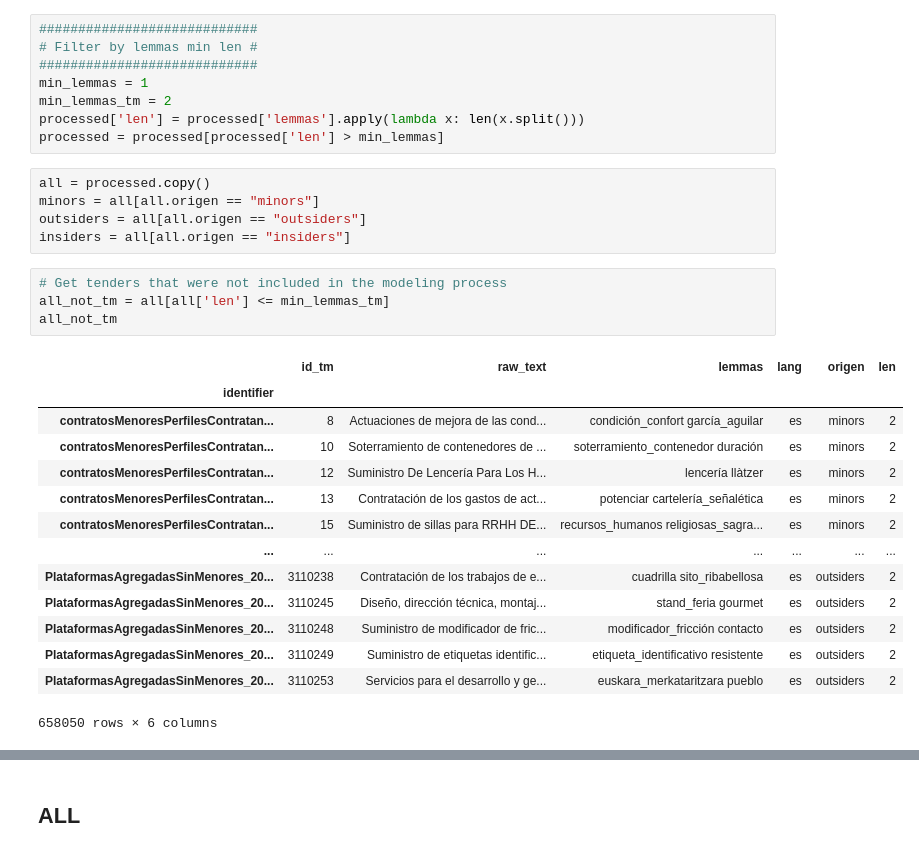
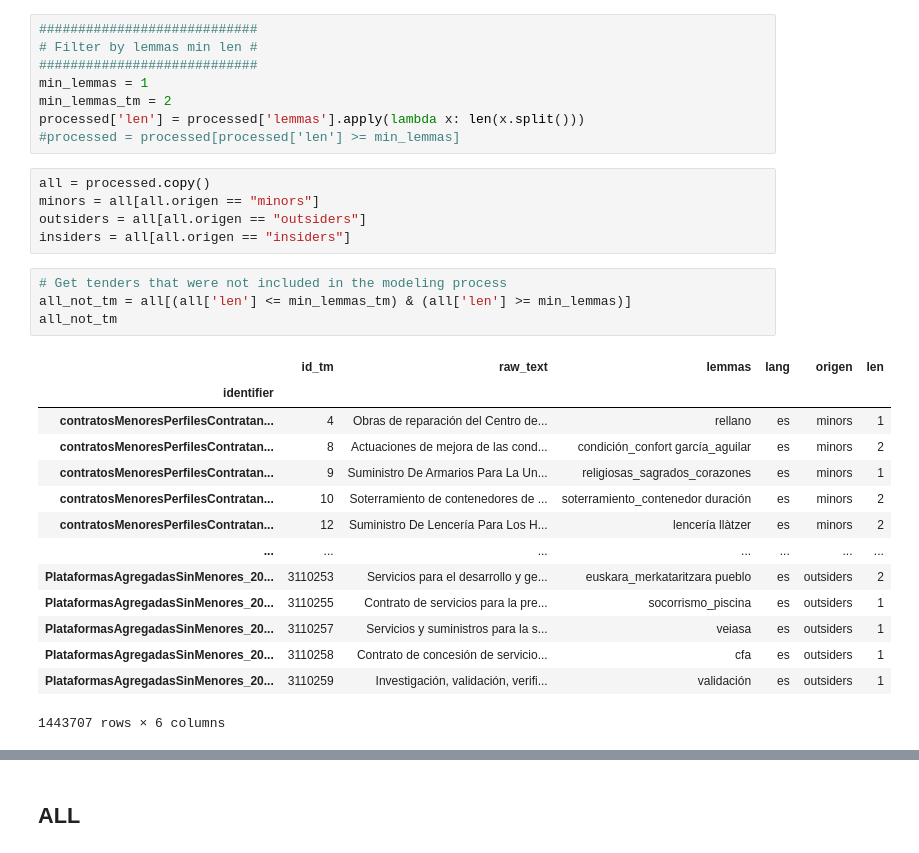
Before and after one commit to nextprocurement/NP-Search-Tool, a Jupyter notebook: aux_scripts/eval_graphs_deliverables/make_inference_final_models.ipynb, the cells around one changed output, grey strips where cells are left out. Cells and saved outputs as stored; diff of their text form.

```diff
--- a/aux_scripts/eval_graphs_deliverables/make_inference_final_models.ipynb
+++ b/aux_scripts/eval_graphs_deliverables/make_inference_final_models.ipynb
@@ -204,7 +204,7 @@ pares_diccionario["nanociència_i"]
 min_lemmas = 1
 min_lemmas_tm = 2
 processed['len'] = processed['lemmas'].apply(lambda x: len(x.split()))
-processed = processed[processed['len'] > min_lemmas]
+#processed = processed[processed['len'] >= min_lemmas]
 # %%
 all = processed.copy()
 minors = all[all.origen == "minors"]
@@ -212,23 +212,23 @@ outsiders = all[all.origen == "outsiders"]
 insiders = all[all.origen == "insiders"]
 # %%
 # Get tenders that were not included in the modeling process
-all_not_tm = all[all['len'] <= min_lemmas_tm]
+all_not_tm = all[(all['len'] <= min_lemmas_tm) & (all['len'] >= min_lemmas)]
 all_not_tm
 # %% [output]
 |  | id_tm | raw_text | lemmas | lang | origen | len |
 | identifier |  |  |  |  |  |  |
+| contratosMenoresPerfilesContratan... | 4 | Obras de reparación del Centro de... | rellano | es | minors | 1 |
 | contratosMenoresPerfilesContratan... | 8 | Actuaciones de mejora de las cond... | condición_confort garcía_aguilar | es | minors | 2 |
+| contratosMenoresPerfilesContratan... | 9 | Suministro De Armarios Para La Un... | religiosas_sagrados_corazones | es | minors | 1 |
 | contratosMenoresPerfilesContratan... | 10 | Soterramiento de contenedores de ... | soterramiento_contenedor duración | es | minors | 2 |
 | contratosMenoresPerfilesContratan... | 12 | Suministro De Lencería Para Los H... | lencería llàtzer | es | minors | 2 |
-| contratosMenoresPerfilesContratan... | 13 | Contratación de los gastos de act... | potenciar cartelería_señalética | es | minors | 2 |
-| contratosMenoresPerfilesContratan... | 15 | Suministro de sillas para RRHH DE... | recursos_humanos religiosas_sagra... | es | minors | 2 |
 | ... | ... | ... | ... | ... | ... | ... |
-| PlataformasAgregadasSinMenores_20... | 3110238 | Contratación de los trabajos de e... | cuadrilla sito_ribabellosa | es | outsiders | 2 |
-| PlataformasAgregadasSinMenores_20... | 3110245 | Diseño, dirección técnica, montaj... | stand_feria gourmet | es | outsiders | 2 |
-| PlataformasAgregadasSinMenores_20... | 3110248 | Suministro de modificador de fric... | modificador_fricción contacto | es | outsiders | 2 |
-| PlataformasAgregadasSinMenores_20... | 3110249 | Suministro de etiquetas identific... | etiqueta_identificativo resistente | es | outsiders | 2 |
 | PlataformasAgregadasSinMenores_20... | 3110253 | Servicios para el desarrollo y ge... | euskara_merkataritzara pueblo | es | outsiders | 2 |
+| PlataformasAgregadasSinMenores_20... | 3110255 | Contrato de servicios para la pre... | socorrismo_piscina | es | outsiders | 1 |
+| PlataformasAgregadasSinMenores_20... | 3110257 | Servicios y suministros para la s... | veiasa | es | outsiders | 1 |
+| PlataformasAgregadasSinMenores_20... | 3110258 | Contrato de concesión de servicio... | cfa | es | outsiders | 1 |
+| PlataformasAgregadasSinMenores_20... | 3110259 | Investigación, validación, verifi... | validación | es | outsiders | 1 |
-658050 rows × 6 columns
+1443707 rows × 6 columns
 # %%
 all[all['len'] > min_lemmas_tm]
 # %% [output]
```
Also changed, not shown: parts of 14 cells of this notebook, 4 other files.
